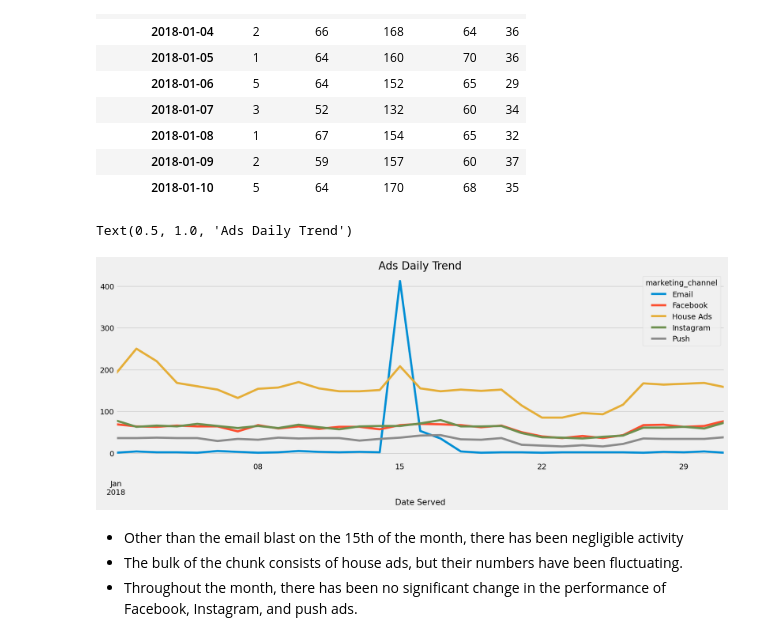
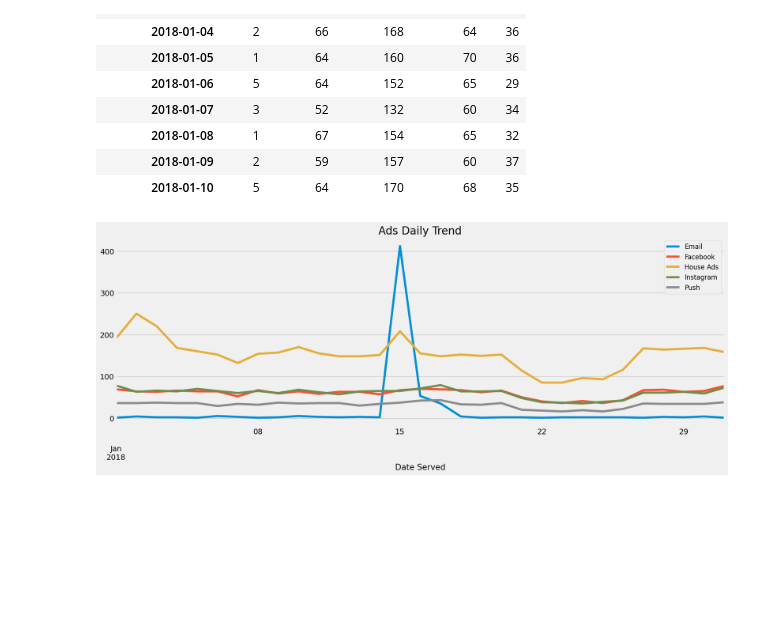
Before and after one commit to FemiTheAnalyst/Data-Projects, a Jupyter notebook: Market Campaigns with pandas/Market Campaigns with pandas.ipynb, the cells around one changed output. Cells and saved outputs as stored; diff of their text form; code cells hidden in the pictures; blank space fills up the shorter version.

```diff
--- a/Market Campaigns with pandas/Market Campaigns with pandas.ipynb
+++ b/Market Campaigns with pandas/Market Campaigns with pandas.ipynb
@@ -351,15 +351,10 @@ daily_ads_count.head(10)
 # %%
 # lets vvisualize it using the line graph
 
 plt.style.use('fivethirtyeight')
 daily_ads_count.plot(kind='line',figsize=(18,6))
 plt.xlabel("Date Served",size=15);
 plt.title("Ads Daily Trend",size=20)
-#plt.legend(loc='upper right',fontsize=12);
+plt.legend(loc='upper right',fontsize=12);
 # %% [output]
-Text(0.5, 1.0, 'Ads Daily Trend')
-[figure, old version]
+[figure, new version]
-# %% [markdown]
-- Other than the email blast on the 15th of the month, there has been negligible activity
-- The bulk of the chunk consists of house ads, but their numbers have been fluctuating.
-- Throughout the month, there has been no significant change in the performance of Facebook, Instagram, and push ads.
```
Also changed, not shown: parts of 18 cells of this notebook.
